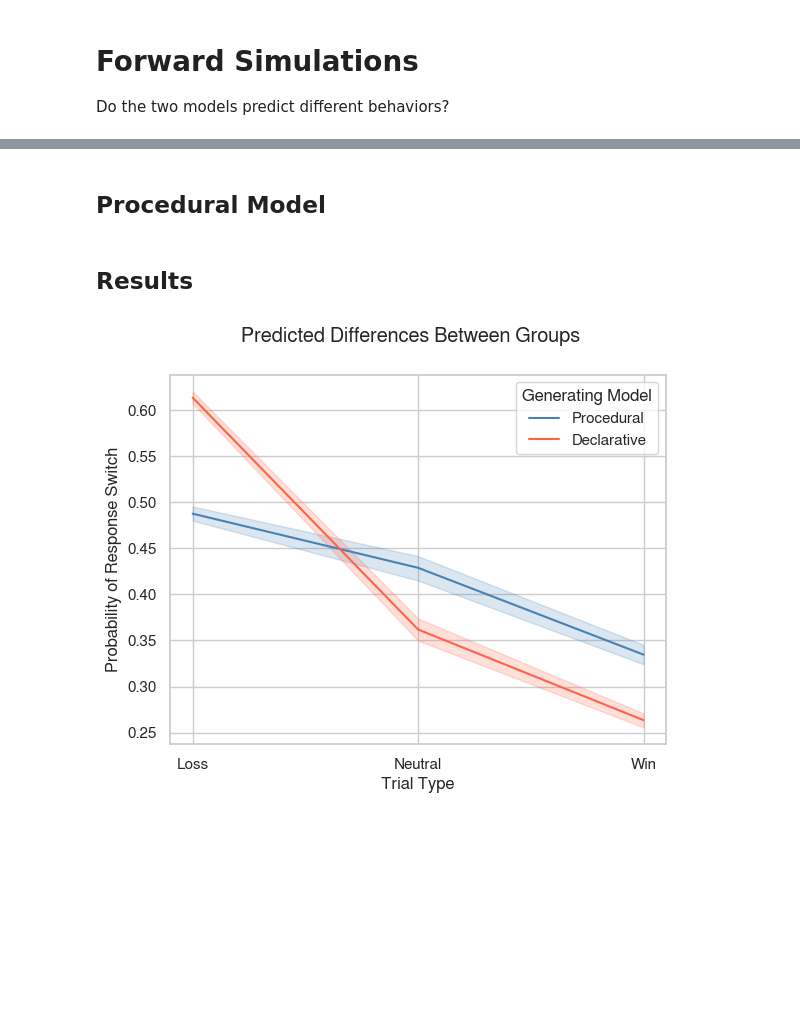
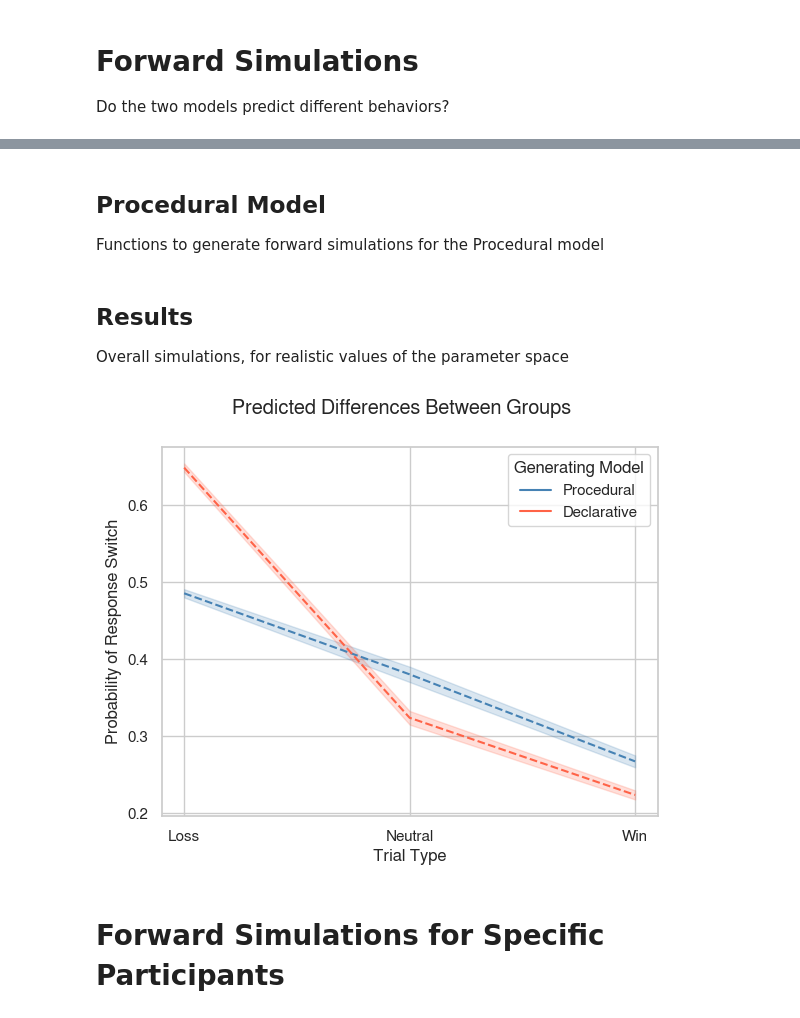
Before and after one commit to UWCCDL/ProcVsDecl, a Jupyter notebook: analysis3/LLmodelPython3.ipynb, the cells around one changed output, grey strips where cells are left out. Drawn from its saved outputs; the diff is of its cells as text; code cells hidden in the pictures; blank space fills up the shorter version.

```diff
--- a/analysis3/LLmodelPython3.ipynb
+++ b/analysis3/LLmodelPython3.ipynb
@@ -1129,5 +1126,7 @@ generate_decl(0.5, 0.25)
 # %% [markdown]
 ## Procedural Model
+
+Functions to generate forward simulations for the Procedural model
 # %%
 OTHER_CHOICE = {2.0 : 3.0, 3.0 : 2.0}
 
@@ -1176,16 +1175,27 @@ def forward_simulations_proc(n = 1000, alpha_min=0.01, alpha_max=1.0, temp_min=0
     return results
 # %% [markdown]
 ## Results
+
+Overall simulations, for realistic values of the parameter space
 # %%
-proc = forward_simulations_proc(1000, 0, 0.5, 0.1, 1.0)
-decl = forward_simulations_decl(1000, 0.25, 0.75, 0.1, 1.0)
-bytrial = pd.concat([decl, proc], axis=0)
-bytrial = bytrial.replace({"TrialType" : {"Reward" : "Win", "Punishment" : "Loss"}})
-bytrial = bytrial.sort_values("TrialType")
-ax = sns.lineplot(data=bytrial, x="TrialType", y="ResponseSwitch", errorbar='ci', hue="Model", sort=False, palette=palette)
+proc = forward_simulations_proc(500, 0, 0.75, 0.1, 1)
+decl = forward_simulations_decl(500, 0.25, 1, 0.1, 1)
+predictions_bytrial = pd.concat([decl, proc], axis=0)
+predictions_bytrial = predictions_bytrial.replace({"TrialType" : {"Reward" : "Win", "Punishment" : "Loss"}})
+predictions_bytrial = predictions_bytrial.sort_values("TrialType")
+ax = sns.lineplot(data=predictions_bytrial,
+                  x="TrialType",
+                  y="ResponseSwitch",
+                  errorbar='se',
+                  hue="Model",
+                  sort=False,
+                  linestyle="--",
+                  palette=palette)
 ax.set(xlabel = "Trial Type", ylabel = "Probability of Response Switch")
 plt.legend(loc='upper right', title="Generating Model")
 plt.suptitle("Predicted Differences Between Groups")
 plt.show()
 # %% [output]
-[figure, old version]
+[figure, new version]
+# %% [markdown]
+# Forward Simulations for Specific Participants
```
Also changed, not shown: parts of 28 cells of this notebook, 4 other files.
